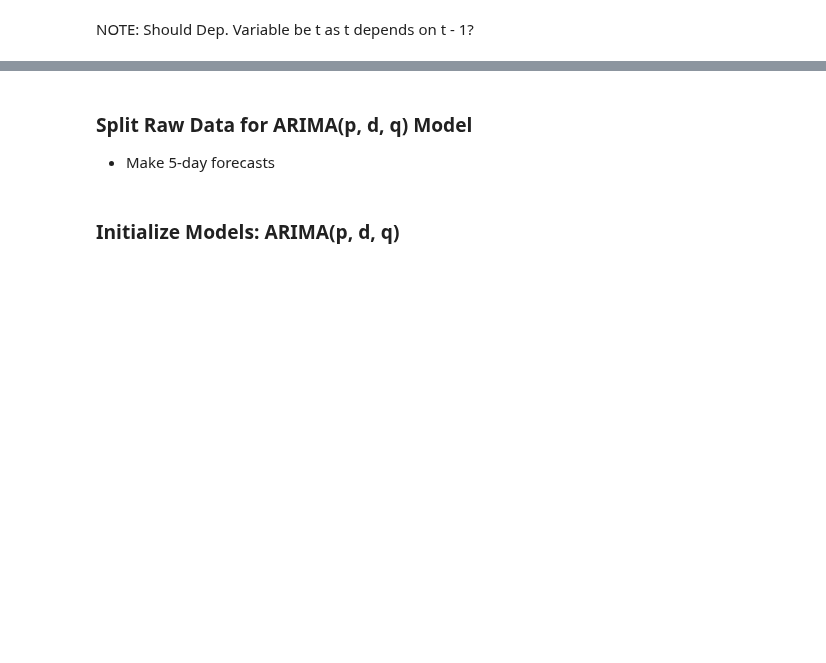
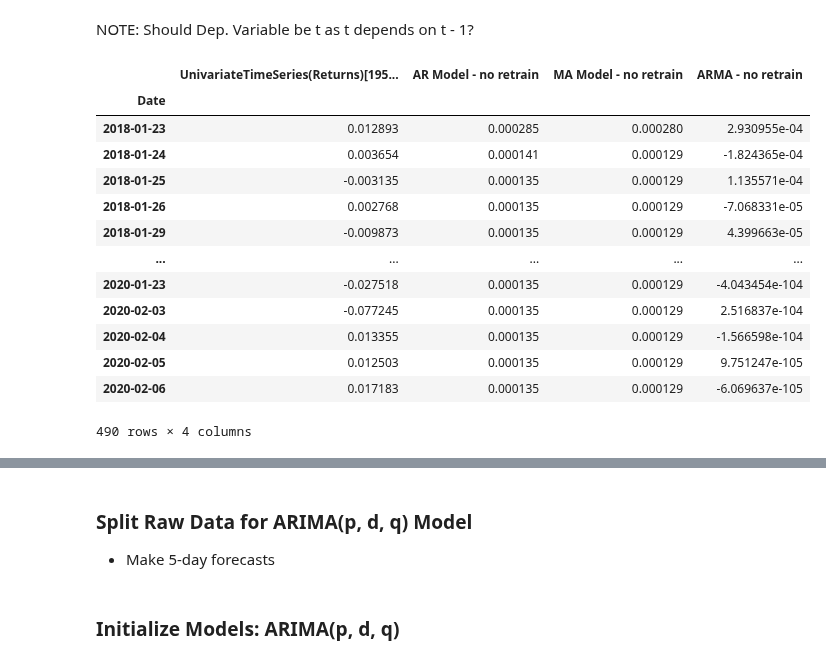
Before and after one commit to Brinkley97/applied_time_series_and_machine_learning, a Jupyter notebook: framework_for_time_series_data/nlp_ts/paper-stock-sse-daily-returns.ipynb, the cells around one changed output, grey strips where cells are left out. Cells and saved outputs as stored; diff of their text form; code cells hidden in the pictures; blank space fills up the shorter version.

```diff
--- a/framework_for_time_series_data/nlp_ts/paper-stock-sse-daily-returns.ipynb
+++ b/framework_for_time_series_data/nlp_ts/paper-stock-sse-daily-returns.ipynb
@@ -481,7 +535,20 @@ len(diff_test_df)
 # %%
 # retrain false
-arma_predictions_no_retrain = arma_model_class.make_predictions(diff_train_df, diff_test_df, False, lag_p)
-
-# retrain true
-arma_predictions_retrain = arma_model_class.make_predictions(diff_train_df, diff_test_df, True, lag_p)
-len(arma_predictions_no_retrain), len(arma_predictions_retrain)
+arma_predictions_no_retrain = arma_model_class.make_predictions(diff_train_df, diff_test_df)
+all_predictions_df = arma_model_class.model_predictions_to_df(diff_test_df, arma_predictions_no_retrain)
+all_predictions_df
+# %% [output]
+|  | UnivariateTimeSeries(Returns)[195... | AR Model - no retrain | MA Model - no retrain | ARMA - no retrain |
+| Date |  |  |  |  |
+| 2018-01-23 | 0.012893 | 0.000285 | 0.000280 | 2.930955e-04 |
+| 2018-01-24 | 0.003654 | 0.000141 | 0.000129 | -1.824365e-04 |
+| 2018-01-25 | -0.003135 | 0.000135 | 0.000129 | 1.135571e-04 |
+| 2018-01-26 | 0.002768 | 0.000135 | 0.000129 | -7.068331e-05 |
+| 2018-01-29 | -0.009873 | 0.000135 | 0.000129 | 4.399663e-05 |
+| ... | ... | ... | ... | ... |
+| 2020-01-23 | -0.027518 | 0.000135 | 0.000129 | -4.043454e-104 |
+| 2020-02-03 | -0.077245 | 0.000135 | 0.000129 | 2.516837e-104 |
+| 2020-02-04 | 0.013355 | 0.000135 | 0.000129 | -1.566598e-104 |
+| 2020-02-05 | 0.012503 | 0.000135 | 0.000129 | 9.751247e-105 |
+| 2020-02-06 | 0.017183 | 0.000135 | 0.000129 | -6.069637e-105 |
+490 rows × 4 columns
```
Also changed, not shown: parts of 15 cells of this notebook, 1 other file.
